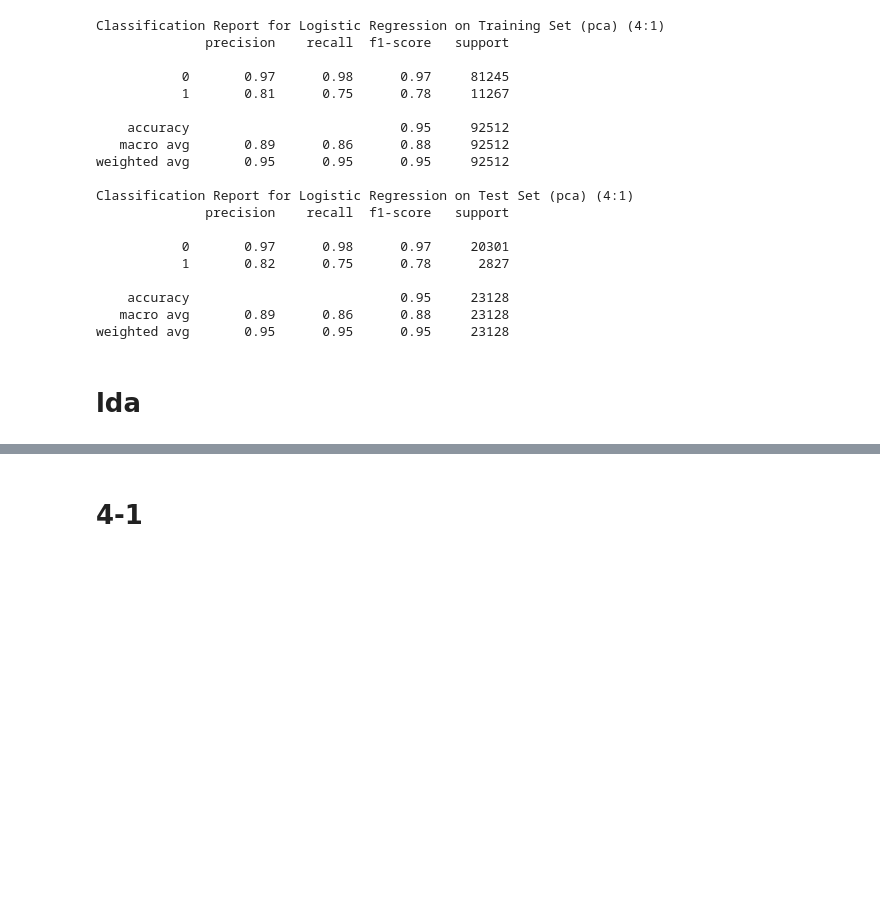
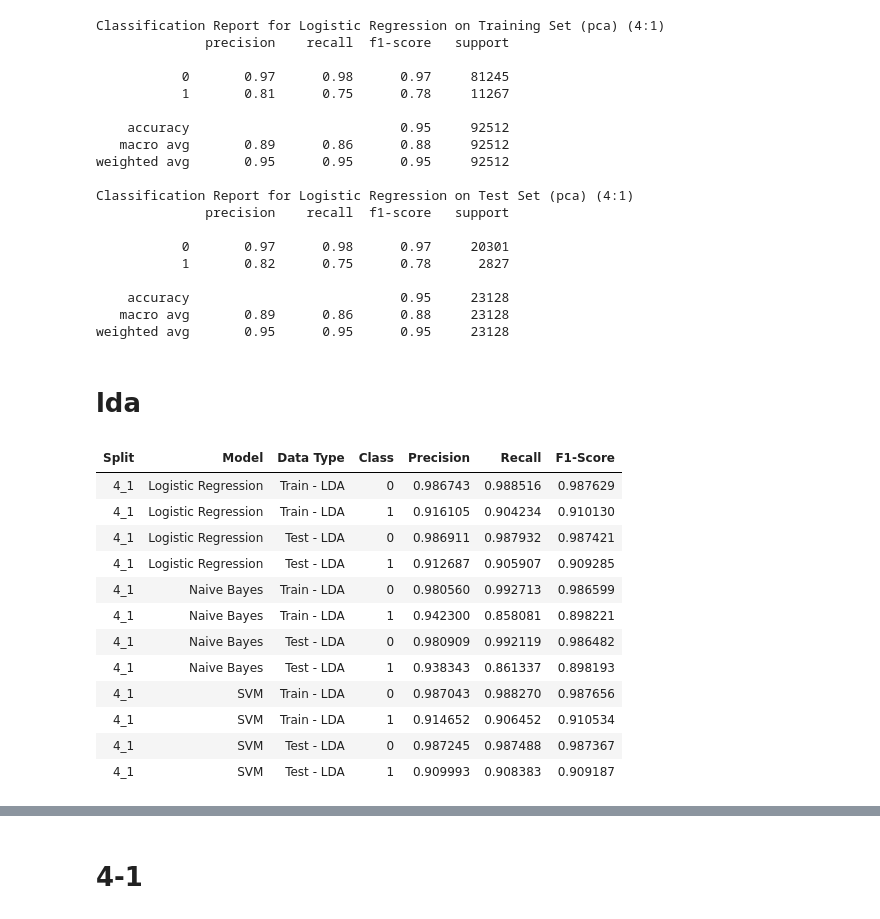
Before and after one commit to Yusshiro/Churn-Banking, a Jupyter notebook: churn_banking_kmeans.ipynb, the cells around one changed output, grey strips where cells are left out. Drawn from its saved outputs; the diff is of its cells as text; code cells hidden in the pictures; blank space fills up the shorter version.

```diff
--- a/churn_banking_kmeans.ipynb
+++ b/churn_banking_kmeans.ipynb
@@ -809,3 +929,73 @@ X_train_lda_6_4, X_test_lda_6_4, y_train_lda_6_4, y_test_lda_6_4 = train_test_sp
 
 # Chia dữ liệu LDA với tỷ lệ 80:20
 X_train_lda_4_1, X_test_lda_4_1, y_train_lda_4_1, y_test_lda_4_1 = train_test_split(X_lda_1d, y, test_size=0.2, random_state=42)
+# %%
+import pandas as pd
+from sklearn.linear_model import LogisticRegression
+from sklearn.naive_bayes import GaussianNB
+from sklearn.svm import SVC
+from sklearn.metrics import classification_report
+
+# Dữ liệu mẫu: splits là từ điển chứa tên các phân chia dữ liệu và tỷ lệ kiểm tra
+splits = {'4_1': 0.2, '6_4': 0.4, '7_3': 0.3}  # Ví dụ
+
+# Khởi tạo danh sách để lưu kết quả
+results = []
+
+# Duyệt qua từng tỷ lệ trong splits
+for split_name, test_size in splits.items():
+    # Lấy dữ liệu LDA theo tên split
+    X_train_lda = globals()[f'X_train_lda_{split_name}']
+    y_train_lda = globals()[f'y_train_{split_name}']
+    X_test_lda = globals()[f'X_test_lda_{split_name}']
+    y_test_lda = globals()[f'y_test_{split_name}']
+
+    for model_name, model in [
+        ("Logistic Regression", LogisticRegression()),
+        ("Naive Bayes", GaussianNB()),
+        ("SVM", SVC(kernel='linear', C=0.5))
+    ]:
+        # Huấn luyện mô hình
+        model.fit(X_train_lda, y_train_lda)
+
+        # Dự đoán trên tập huấn luyện và tập kiểm tra
+        y_train_pred = model.predict(X_train_lda)
+        y_test_pred = model.predict(X_test_lda)
+
+        # Đánh giá trên tập huấn luyện
+        report_train = classification_report(y_train_lda, y_train_pred, output_dict=True)
+        for class_label in ['0', '1']:
+            train_precision = report_train[class_label]['precision']
+            train_recall = report_train[class_label]['recall']
+            train_f1_score = report_train[class_label]['f1-score']
+            results.append([split_name, model_name, 'Train - LDA', class_label, train_precision, train_recall, train_f1_score])
+
+        # Đánh giá trên tập kiểm tra
+        report_test = classification_report(y_test_lda, y_test_pred, output_dict=True)
+        for class_label in ['0', '1']:
+            test_precision = report_test[class_label]['precision']
+            test_recall = report_test[class_label]['recall']
+            test_f1_score = report_test[class_label]['f1-score']
+            results.append([split_name, model_name, 'Test - LDA', class_label, test_precision, test_recall, test_f1_score])
+
+# Tạo DataFrame từ kết quả
+df_results = pd.DataFrame(results, columns=['Split', 'Model', 'Data Type', 'Class', 'Precision', 'Recall', 'F1-Score'])
+
+# Tách riêng kết quả theo từng tỷ lệ
+for split_name in splits.keys():
+    df_split = df_results[df_results['Split'] == split_name]
+    display(HTML(df_split.to_html(index=False)))
+# %% [output]
+| Split | Model | Data Type | Class | Precision | Recall | F1-Score |
+| 4_1 | Logistic Regression | Train - LDA | 0 | 0.986743 | 0.988516 | 0.987629 |
+| 4_1 | Logistic Regression | Train - LDA | 1 | 0.916105 | 0.904234 | 0.910130 |
+| 4_1 | Logistic Regression | Test - LDA | 0 | 0.986911 | 0.987932 | 0.987421 |
+| 4_1 | Logistic Regression | Test - LDA | 1 | 0.912687 | 0.905907 | 0.909285 |
+| 4_1 | Naive Bayes | Train - LDA | 0 | 0.980560 | 0.992713 | 0.986599 |
+| 4_1 | Naive Bayes | Train - LDA | 1 | 0.942300 | 0.858081 | 0.898221 |
+| 4_1 | Naive Bayes | Test - LDA | 0 | 0.980909 | 0.992119 | 0.986482 |
+| 4_1 | Naive Bayes | Test - LDA | 1 | 0.938343 | 0.861337 | 0.898193 |
+| 4_1 | SVM | Train - LDA | 0 | 0.987043 | 0.988270 | 0.987656 |
+| 4_1 | SVM | Train - LDA | 1 | 0.914652 | 0.906452 | 0.910534 |
+| 4_1 | SVM | Test - LDA | 0 | 0.987245 | 0.987488 | 0.987367 |
+| 4_1 | SVM | Test - LDA | 1 | 0.909993 | 0.908383 | 0.909187 |
```
Also changed, not shown: parts of 9 cells of this notebook.
